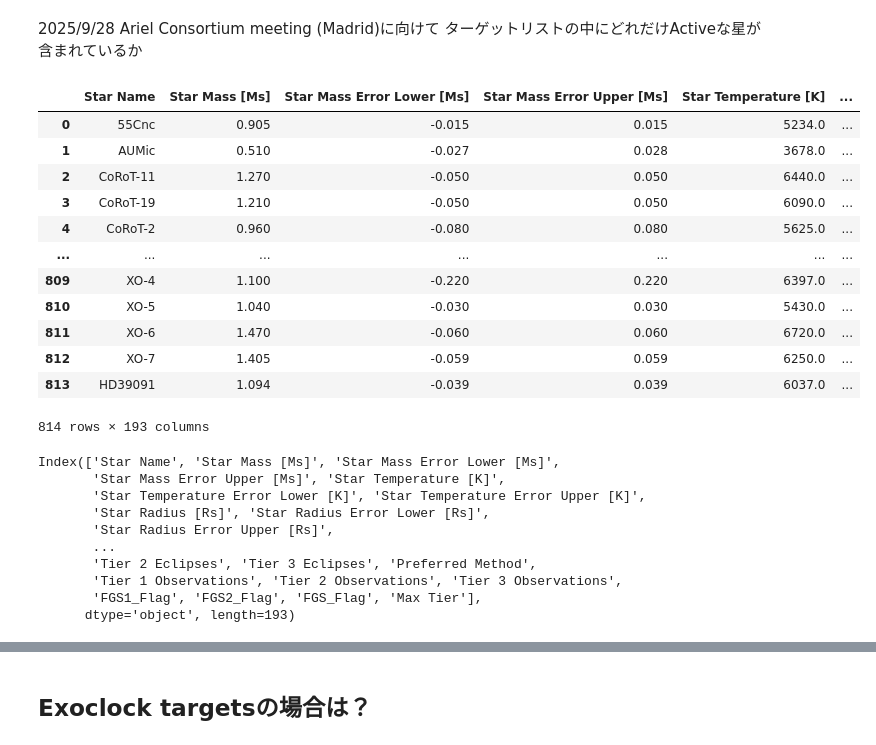
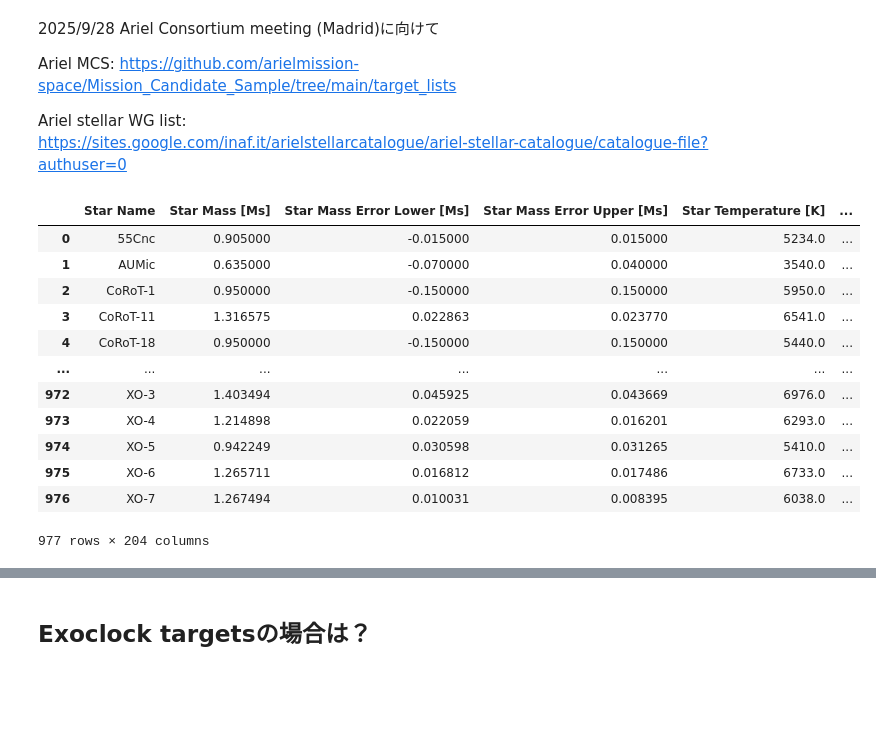
Before and after one commit to Mayuko-Mori/Plot_exoplanets, a Jupyter notebook: Ariel_target_plot.ipynb, the cells around one changed output, grey strips where cells are left out. Cells and saved outputs as stored; diff of their text form; code cells hidden in the pictures; blank space fills up the shorter version.

```diff
--- a/Ariel_target_plot.ipynb
+++ b/Ariel_target_plot.ipynb
@@ -1,6 +1,11 @@
 # %% [markdown]
 2025/9/28 Ariel Consortium meeting (Madrid)に向けて
-ターゲットリストの中にどれだけActiveな星が含まれているか
+
+Ariel MCS:
+https://github.com/arielmission-space/Mission_Candidate_Sample/tree/main/target_lists
+
+Ariel stellar WG list:
+https://sites.google.com/inaf.it/arielstellarcatalogue/ariel-stellar-catalogue/catalogue-file?authuser=0
 # %%
 from astropy.io import fits
 import pandas as pd
@@ -9,30 +21,19 @@ import numpy as np
 # %%
-df_MCS = pd.read_csv('data/Ariel_MCS_Known_2025-08-18.csv')
+df_MCS = pd.read_csv('data/Ariel_MCS_Known_2026-05-11.csv')
 df_MCS
 # %% [output]
 |  | Star Name | Star Mass [Ms] | Star Mass Error Lower [Ms] | Star Mass Error Upper [Ms] | Star Temperature [K] | ... |
-| 0 | 55Cnc | 0.905 | -0.015 | 0.015 | 5234.0 | ... |
-| 1 | AUMic | 0.510 | -0.027 | 0.028 | 3678.0 | ... |
-| 2 | CoRoT-11 | 1.270 | -0.050 | 0.050 | 6440.0 | ... |
-| 3 | CoRoT-19 | 1.210 | -0.050 | 0.050 | 6090.0 | ... |
-| 4 | CoRoT-2 | 0.960 | -0.080 | 0.080 | 5625.0 | ... |
+| 0 | 55Cnc | 0.905000 | -0.015000 | 0.015000 | 5234.0 | ... |
+| 1 | AUMic | 0.635000 | -0.070000 | 0.040000 | 3540.0 | ... |
+| 2 | CoRoT-1 | 0.950000 | -0.150000 | 0.150000 | 5950.0 | ... |
+| 3 | CoRoT-11 | 1.316575 | 0.022863 | 0.023770 | 6541.0 | ... |
+| 4 | CoRoT-18 | 0.950000 | -0.150000 | 0.150000 | 5440.0 | ... |
 | ... | ... | ... | ... | ... | ... | ... |
-| 809 | XO-4 | 1.100 | -0.220 | 0.220 | 6397.0 | ... |
-| 810 | XO-5 | 1.040 | -0.030 | 0.030 | 5430.0 | ... |
-| 811 | XO-6 | 1.470 | -0.060 | 0.060 | 6720.0 | ... |
-| 812 | XO-7 | 1.405 | -0.059 | 0.059 | 6250.0 | ... |
-| 813 | HD39091 | 1.094 | -0.039 | 0.039 | 6037.0 | ... |
+| 972 | XO-3 | 1.403494 | 0.045925 | 0.043669 | 6976.0 | ... |
+| 973 | XO-4 | 1.214898 | 0.022059 | 0.016201 | 6293.0 | ... |
+| 974 | XO-5 | 0.942249 | 0.030598 | 0.031265 | 5410.0 | ... |
+| 975 | XO-6 | 1.265711 | 0.016812 | 0.017486 | 6733.0 | ... |
+| 976 | XO-7 | 1.267494 | 0.010031 | 0.008395 | 6038.0 | ... |
-814 rows × 193 columns
+977 rows × 204 columns
 # %%
-df_MCS.columns
+#list(df_MCS.columns)
-# %% [output]
-Index(['Star Name', 'Star Mass [Ms]', 'Star Mass Error Lower [Ms]',
-       'Star Mass Error Upper [Ms]', 'Star Temperature [K]',
-       'Star Temperature Error Lower [K]', 'Star Temperature Error Upper [K]',
-       'Star Radius [Rs]', 'Star Radius Error Lower [Rs]',
-       'Star Radius Error Upper [Rs]',
-       ...
-       'Tier 2 Eclipses', 'Tier 3 Eclipses', 'Preferred Method',
-       'Tier 1 Observations', 'Tier 2 Observations', 'Tier 3 Observations',
-       'FGS1_Flag', 'FGS2_Flag', 'FGS_Flag', 'Max Tier'],
-      dtype='object', length=193)
```
Also changed, not shown: parts of 69 cells of this notebook, 27 other files.
